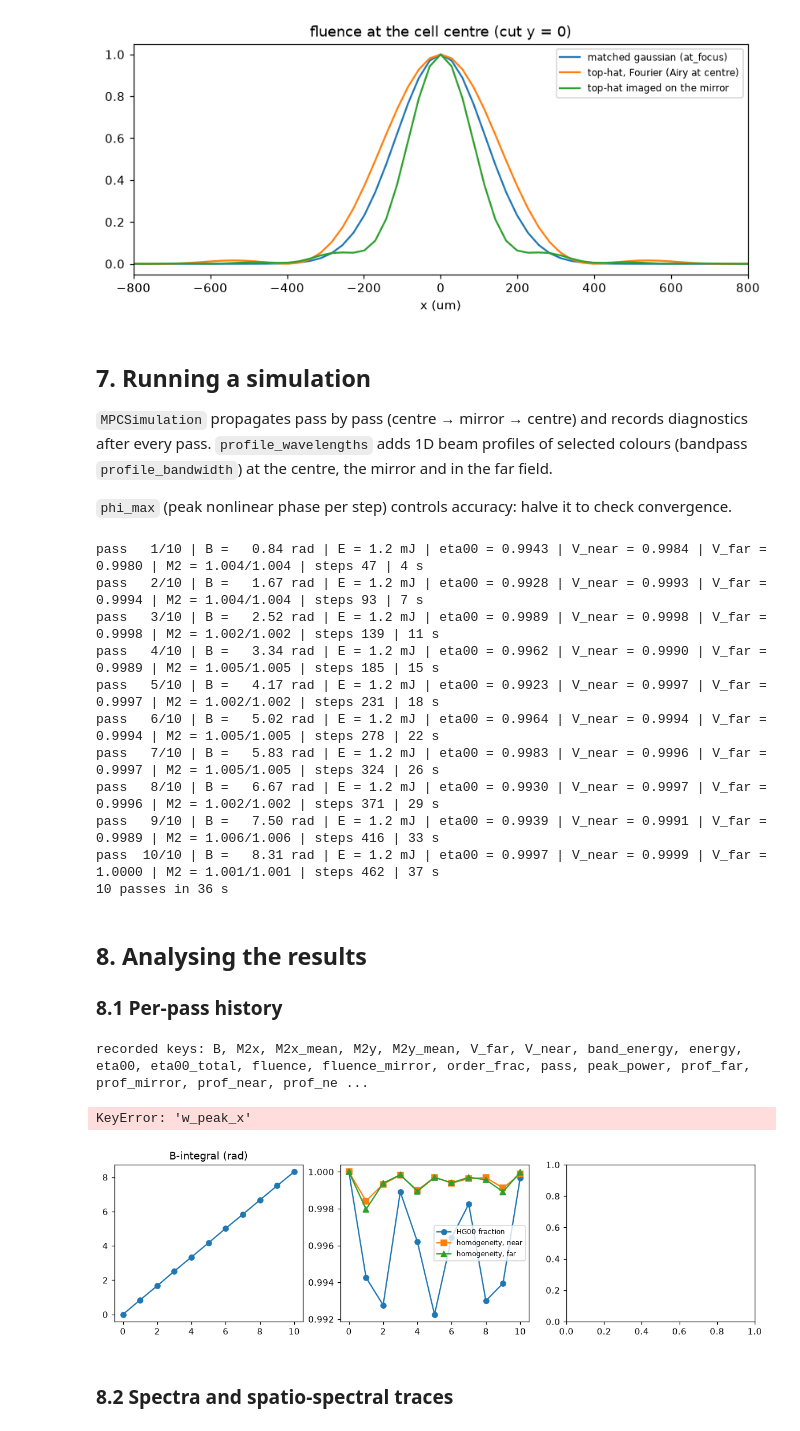
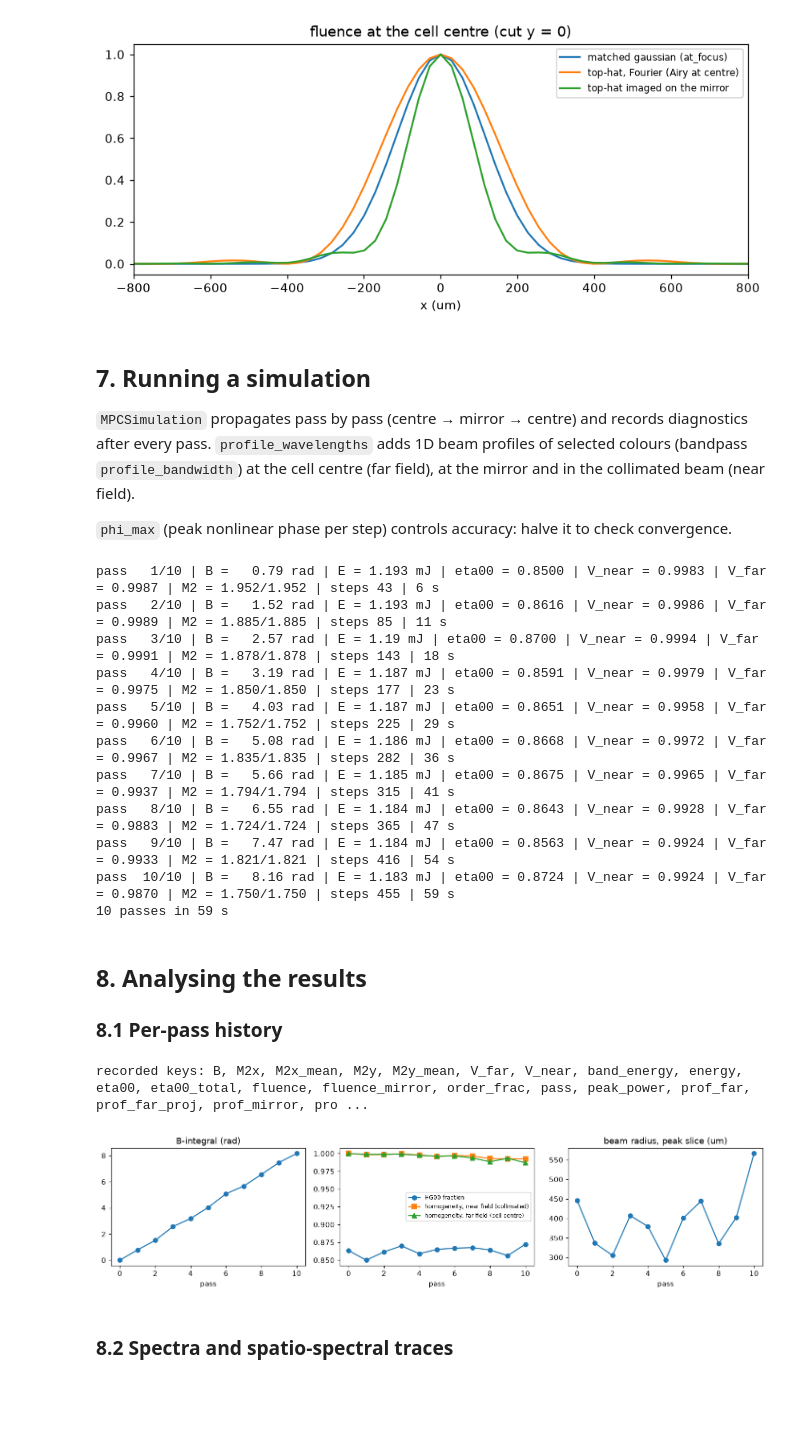
Before and after one commit to victorkolt/thunder4D, a Jupyter notebook: tutorial_thunder4d.ipynb, the cells around one changed output. Saved outputs shown, nothing was run; the diff lists cells and outputs as text; code cells hidden in the pictures; blank space fills up the shorter version.

```diff
--- a/tutorial_thunder4d.ipynb
+++ b/tutorial_thunder4d.ipynb
@@ -189,12 +188,12 @@ mm = cell.match(probe, verbose=False)
 
 inputs = {
     "matched gaussian (at_focus)": th.Pulse.at_focus(
-        grid, E_tl, th.Beam(th.gaussian(mm["w0"]), chromatic_size="eigenmode"), 1.2e-3),
+        grid, E_tl, th.Beam(profile=th.gaussian(mm["w0"]), chromatic_size="eigenmode"), energy=1.2e-3),
     "top-hat, Fourier (Airy at centre)": th.Pulse.from_near_field(
-        grid, E_tl, th.Beam(th.top_hat(4e-3)), 1.2e-3, nf_size=12e-3, nf_points=160,
+        grid, E_tl, th.Beam(profile=th.top_hat(4e-3)), energy=1.2e-3, nf_size=12e-3, nf_points=160,
         target_waist=mm["w0"], verbose=False),
     "top-hat imaged on the mirror": th.Pulse.imaged_near_field(
-        grid, E_tl, th.Beam(th.top_hat(1.12 * mm["w_mirror"])), 1.2e-3, cell, verbose=False),
+        grid, E_tl, th.Beam(profile=th.top_hat(1.12 * mm["w_mirror"])), energy=1.2e-3, cell=cell, verbose=False),
 }
 for name, p in inputs.items():
     F = dg.fluence(grid, p.Aw)
@@ -205,28 +204,28 @@ plt.xlim(-800, 800); plt.xlabel("x (um)"); plt.title("fluence at the cell centre
 # %% [markdown]
 ## 7. Running a simulation
 
-`MPCSimulation` propagates pass by pass (centre → mirror → centre) and records diagnostics after every pass. `profile_wavelengths` adds 1D beam profiles of selected colours (bandpass `profile_bandwidth`) at the centre, the mirror and in the far field.
+`MPCSimulation` propagates pass by pass (centre → mirror → centre) and records diagnostics after every pass. `profile_wavelengths` adds 1D beam profiles of selected colours (bandpass `profile_bandwidth`) at the cell centre (far field), at the mirror and in the collimated beam (near field).
 
 `phi_max` (peak nonlinear phase per step) controls accuracy: halve it to check convergence.
 # %%
-pulse = inputs["matched gaussian (at_focus)"]
+pulse = inputs["top-hat, Fourier (Airy at centre)"]
 sim = th.MPCSimulation(pulse, cell, phi_max=0.02, mode_reference=mm["w0"],
                        profile_wavelengths=[1015e-9, 1030e-9, 1045e-9], profile_bandwidth=2e-9)
 t0 = time.time()
 sim.run()                       # all passes; sim.run(n_passes=1) to go step by step
 print(f"{cell.n_passes} passes in {time.time() - t0:.0f} s")
 # %% [output]
-pass   1/10 | B =   0.84 rad | E = 1.2 mJ | eta00 = 0.9943 | V_near = 0.9984 | V_far = 0.9980 | M2 = 1.004/1.004 | steps 47 | 4 s
-pass   2/10 | B =   1.67 rad | E = 1.2 mJ | eta00 = 0.9928 | V_near = 0.9993 | V_far = 0.9994 | M2 = 1.004/1.004 | steps 93 | 7 s
-pass   3/10 | B =   2.52 rad | E = 1.2 mJ | eta00 = 0.9989 | V_near = 0.9998 | V_far = 0.9998 | M2 = 1.002/1.002 | steps 139 | 11 s
-pass   4/10 | B =   3.34 rad | E = 1.2 mJ | eta00 = 0.9962 | V_near = 0.9990 | V_far = 0.9989 | M2 = 1.005/1.005 | steps 185 | 15 s
-pass   5/10 | B =   4.17 rad | E = 1.2 mJ | eta00 = 0.9923 | V_near = 0.9997 | V_far = 0.9997 | M2 = 1.002/1.002 | steps 231 | 18 s
-pass   6/10 | B =   5.02 rad | E = 1.2 mJ | eta00 = 0.9964 | V_near = 0.9994 | V_far = 0.9994 | M2 = 1.005/1.005 | steps 278 | 22 s
-pass   7/10 | B =   5.83 rad | E = 1.2 mJ | eta00 = 0.9983 | V_near = 0.9996 | V_far = 0.9997 | M2 = 1.005/1.005 | steps 324 | 26 s
-pass   8/10 | B =   6.67 rad | E = 1.2 mJ | eta00 = 0.9930 | V_near = 0.9997 | V_far = 0.9996 | M2 = 1.002/1.002 | steps 371 | 29 s
-pass   9/10 | B =   7.50 rad | E = 1.2 mJ | eta00 = 0.9939 | V_near = 0.9991 | V_far = 0.9989 | M2 = 1.006/1.006 | steps 416 | 33 s
-pass  10/10 | B =   8.31 rad | E = 1.2 mJ | eta00 = 0.9997 | V_near = 0.9999 | V_far = 1.0000 | M2 = 1.001/1.001 | steps 462 | 37 s
-10 passes in 36 s
+pass   1/10 | B =   0.79 rad | E = 1.193 mJ | eta00 = 0.8500 | V_near = 0.9983 | V_far = 0.9987 | M2 = 1.952/1.952 | steps 43 | 6 s
+pass   2/10 | B =   1.52 rad | E = 1.193 mJ | eta00 = 0.8616 | V_near = 0.9986 | V_far = 0.9989 | M2 = 1.885/1.885 | steps 85 | 11 s
+pass   3/10 | B =   2.57 rad | E = 1.19 mJ | eta00 = 0.8700 | V_near = 0.9994 | V_far = 0.9991 | M2 = 1.878/1.878 | steps 143 | 18 s
+pass   4/10 | B =   3.19 rad | E = 1.187 mJ | eta00 = 0.8591 | V_near = 0.9979 | V_far = 0.9975 | M2 = 1.850/1.850 | steps 177 | 23 s
+pass   5/10 | B =   4.03 rad | E = 1.187 mJ | eta00 = 0.8651 | V_near = 0.9958 | V_far = 0.9960 | M2 = 1.752/1.752 | steps 225 | 29 s
+pass   6/10 | B =   5.08 rad | E = 1.186 mJ | eta00 = 0.8668 | V_near = 0.9972 | V_far = 0.9967 | M2 = 1.835/1.835 | steps 282 | 36 s
+pass   7/10 | B =   5.66 rad | E = 1.185 mJ | eta00 = 0.8675 | V_near = 0.9965 | V_far = 0.9937 | M2 = 1.794/1.794 | steps 315 | 41 s
+pass   8/10 | B =   6.55 rad | E = 1.184 mJ | eta00 = 0.8643 | V_near = 0.9928 | V_far = 0.9883 | M2 = 1.724/1.724 | steps 365 | 47 s
+pass   9/10 | B =   7.47 rad | E = 1.184 mJ | eta00 = 0.8563 | V_near = 0.9924 | V_far = 0.9933 | M2 = 1.821/1.821 | steps 416 | 54 s
+pass  10/10 | B =   8.16 rad | E = 1.183 mJ | eta00 = 0.8724 | V_near = 0.9924 | V_far = 0.9870 | M2 = 1.750/1.750 | steps 455 | 59 s
+10 passes in 59 s
 # %% [markdown]
 ## 8. Analysing the results
 
@@ -234,19 +233,18 @@ pass  10/10 | B =   8.31 rad | E = 1.2 mJ | eta00 = 0.9997 | V_near = 0.9999 | V
 # %%
 h = sim.history
 print("recorded keys:", ", ".join(sorted(h)))
 P = np.array(h["pass"])
 fig, ax = plt.subplots(1, 3, figsize=(13, 3.2))
 ax[0].plot(P, h["B"], "o-"); ax[0].set_title("B-integral (rad)")
 ax[1].plot(P, h["eta00_total"], "o-", label="HG00 fraction")
-ax[1].plot(P, h["V_near"], "s-", label="homogeneity, near")
-ax[1].plot(P, h["V_far"], "^-", label="homogeneity, far"); ax[1].legend(fontsize=8)
+ax[1].plot(P, h["V_near"], "s-", label="homogeneity, near field (collimated)")
+ax[1].plot(P, h["V_far"], "^-", label="homogeneity, far field (cell centre)"); ax[1].legend(fontsize=8)
 ax[2].plot(P, np.array(h["w_peak_x"]) * 1e6, "o-"); ax[2].set_title("beam radius, peak slice (um)")
 for a in ax: a.set_xlabel("pass")
 plt.tight_layout()
 # %% [output]
-recorded keys: B, M2x, M2x_mean, M2y, M2y_mean, V_far, V_near, band_energy, energy, eta00, eta00_total, fluence, fluence_mirror, order_frac, pass, peak_power, prof_far, prof_mirror, prof_near, prof_ne ...
+recorded keys: B, M2x, M2x_mean, M2y, M2y_mean, V_far, V_near, band_energy, energy, eta00, eta00_total, fluence, fluence_mirror, order_frac, pass, peak_power, prof_far, prof_far_proj, prof_mirror, pro ...
-KeyError: 'w_peak_x'
-[figure, old version]
+[figure, new version]
 # %% [markdown]
 ### 8.2 Spectra and spatio-spectral traces
 # %%
```
Also changed, not shown: parts of 10 cells of this notebook, 12 other files.
